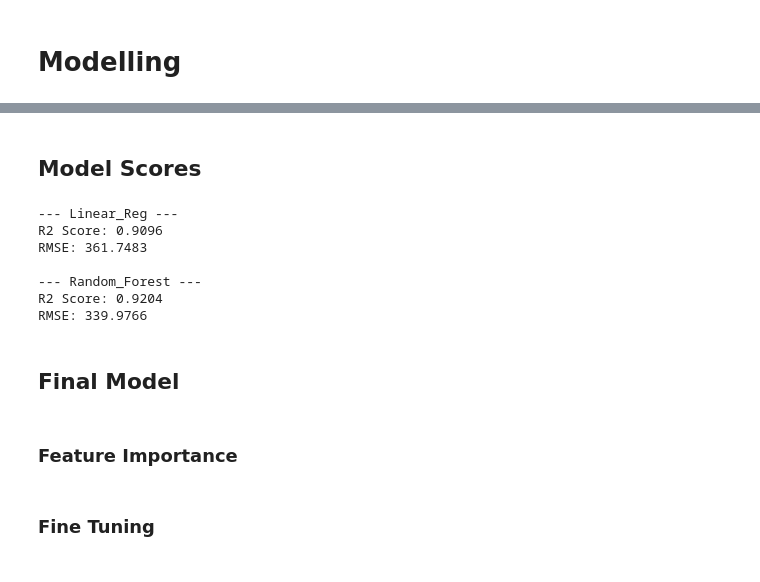
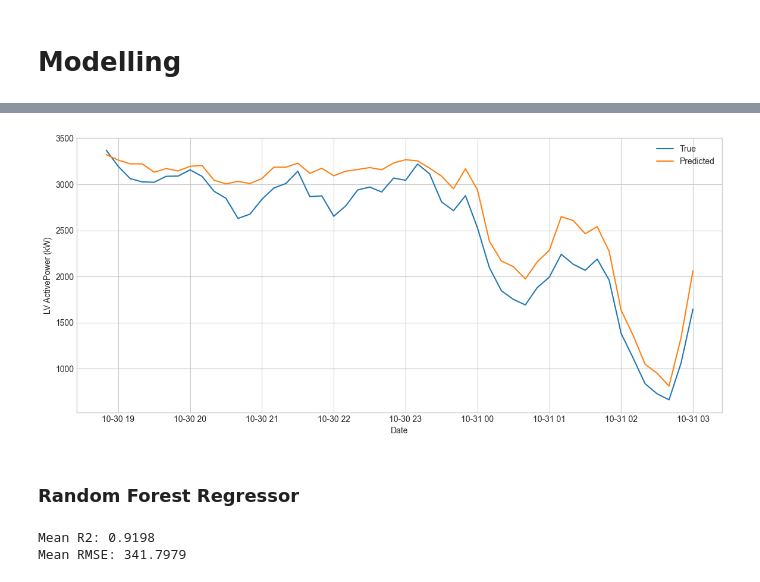
Before and after one commit to JotaN98/MScDataScience_AI, a Jupyter notebook: Final Project/final_project.ipynb, the cells around one changed output, grey strips where cells are left out. Drawn from its saved outputs; the diff is of its cells as text; code cells hidden in the pictures.

Commit message:
Modelling separately

```diff
--- a/Final Project/final_project.ipynb
+++ b/Final Project/final_project.ipynb
@@ -313,10 +313,6 @@ Since Wind direction is a directional and circular feature, we should handle it
 # %%
 from sklearn.compose import ColumnTransformer
 from sklearn.preprocessing import StandardScaler, FunctionTransformer
-
-# Selecting only the relevant columns to standardize
-std_col = ['Wind Speed (m/s)', 'Theoretical_Power_Curve (KWh)']
-circ_col = ['Wind Direction (°)']
 
 # Circular Transformation
 def circular_scaling(X):
@@ -327,8 +323,8 @@ def circular_scaling(X):
 # Pipeline for Columns Transformation
 preprocessor = ColumnTransformer(
     transformers=[
-        ('std_scaler', StandardScaler(), std_col),
-        ('custom_scaler', FunctionTransformer(circular_scaling), circ_col)
+        ('std_scaler', StandardScaler(), ['Wind Speed (m/s)', 'Theoretical_Power_Curve (KWh)']),
+        ('custom_scaler', FunctionTransformer(circular_scaling), ['Wind Direction (°)'])
     ],
     remainder='passthrough'
 )
@@ -396,21 +385,49 @@ for name, model in models.items():
-# %% [markdown]
-## Model Scores
-# %%
-for model_name, metrics in results.items():
-    print(f"--- {model_name} ---")
-    print(f"R2 Score: {metrics['Mean R2']:.4f}")
-    print(f"RMSE: {metrics['Mean RMSE']:.4f}\n")
-# %% [output]
---- Linear_Reg ---
-R2 Score: 0.9096
-RMSE: 361.7483
-
---- Random_Forest ---
-R2 Score: 0.9204
-RMSE: 339.9766
-# %% [markdown]
-## Final Model
-# %% [markdown]
-### Feature Importance
-# %% [markdown]
-### Fine Tuning
+# %%
+# line plot of observed vs predicted
+sns.set_style("whitegrid")
+plt.figure(figsize=(14,6))
+sns.lineplot(y=y_test[0:50],x=y_test.index[0:50], label="True")
+sns.lineplot(y=y_pred_lin[0:50],x=y_test.index[0:50], label="Predicted")
+plt.legend(loc='upper right')
+plt.xlabel("Date")
+plt.ylabel("LV ActivePower (kW)")
+plt.show()
+# %% [output]
+[figure, added]
+# %% [markdown]
+### Random Forest Regressor
+# %%
+model_randF = RandomForestRegressor(n_estimators=100, random_state=42)
+
+r2_scores = []
+rmse_scores = []
+
+# Time-Series Cross-Validation
+for train_idx, test_idx in time_split:
+    # Splitting data
+    X_train, X_test = X.iloc[train_idx], X.iloc[test_idx]
+    y_train, y_test = y.iloc[train_idx], y.iloc[test_idx]
+
+    # Preprocessing
+    # Fit and transform the training data
+    X_train_processed = preprocessor.fit_transform(X_train)
+
+    # Transform the test data (prevents data leakage)
+    X_test_processed = preprocessor.transform(X_test)
+
+    # Training
+    model_randF.fit(X_train_processed, y_train)
+
+    # Prediction
+    y_pred_randF = model_randF.predict(X_test_processed)
+
+    # 5. Evaluation
+    r2_scores.append(r2_score(y_test, y_pred_randF))
+    rmse_scores.append(np.sqrt(mean_squared_error(y_test, y_pred_randF)))
+
+# Results
+print(f"Mean R2: {np.mean(r2_scores):.4f}")
+print(f"Mean RMSE: {np.mean(rmse_scores):.4f}")
+# %% [output]
+Mean R2: 0.9198
+Mean RMSE: 341.7979
```
Also changed, not shown: parts of 4 cells of this notebook.
